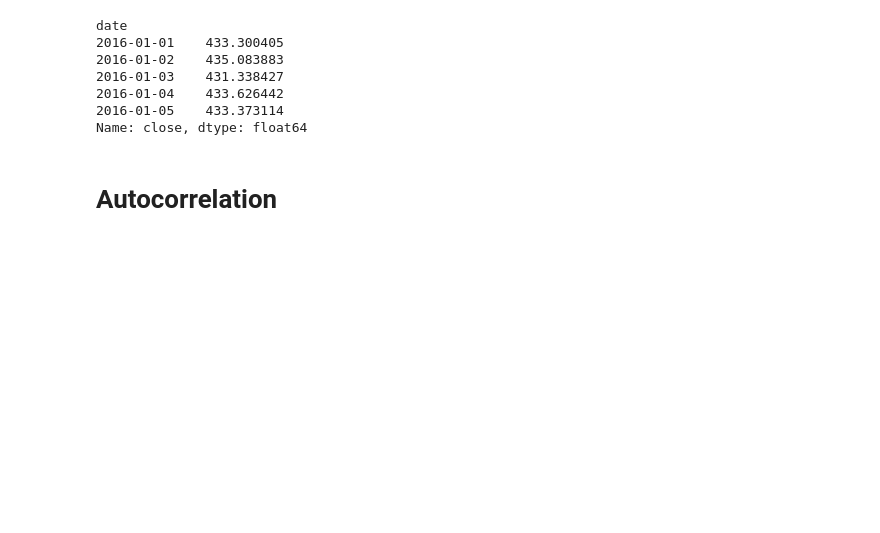
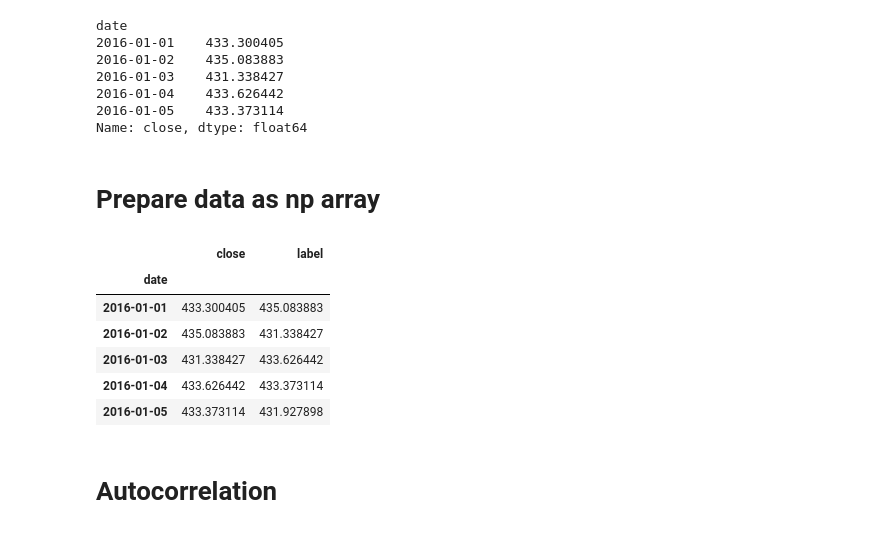
Before and after one commit to yws12/CS341_cryptocurrency_prediction, a Jupyter notebook: Models/Linear_regression.ipynb, the cells around one changed output. Cells and saved outputs as stored; diff of their text form; code cells hidden in the pictures; blank space fills up the shorter version.

```diff
--- a/Models/Linear_regression.ipynb
+++ b/Models/Linear_regression.ipynb
@@ -47,3 +29,23 @@ Name: close, dtype: float64
 # %%
 Daily_Mean_Price=Daily_Mean_Price.reset_index()
 Daily_Mean_Price=Daily_Mean_Price.set_index('date')
+# %% [markdown]
+# Prepare data as np array
+# %%
+df2 = Daily_Mean_Price
+df2['label'] = df2['close'].shift(-1)
+
+# std_scale = preprocessing.StandardScaler().fit(Daily_Mean_Price)
+# Daily_Mean_Price = std_scale.transform(Daily_Mean_Price)
+# Daily_Mean_Price = Daily_Mean_Price + 1 - min(Daily_Mean_Price)
+# Daily_Mean_Price = pd.DataFrame(Daily_Mean_Price)
+# %%
+df2.head()
+# %% [output]
+|  | close | label |
+| date |  |  |
+| 2016-01-01 | 433.300405 | 435.083883 |
+| 2016-01-02 | 435.083883 | 431.338427 |
+| 2016-01-03 | 431.338427 | 433.626442 |
+| 2016-01-04 | 433.626442 | 433.373114 |
+| 2016-01-05 | 433.373114 | 431.927898 |
```
Also changed, not shown: parts of 29 cells of this notebook, 1 other file.
